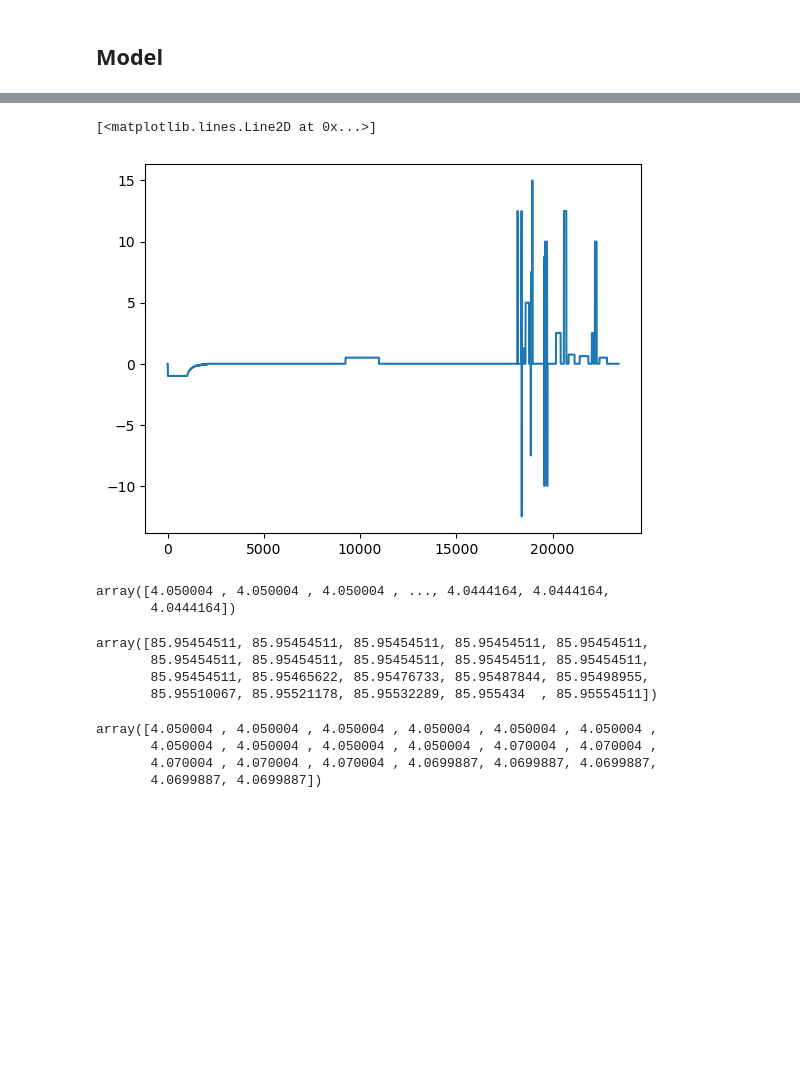
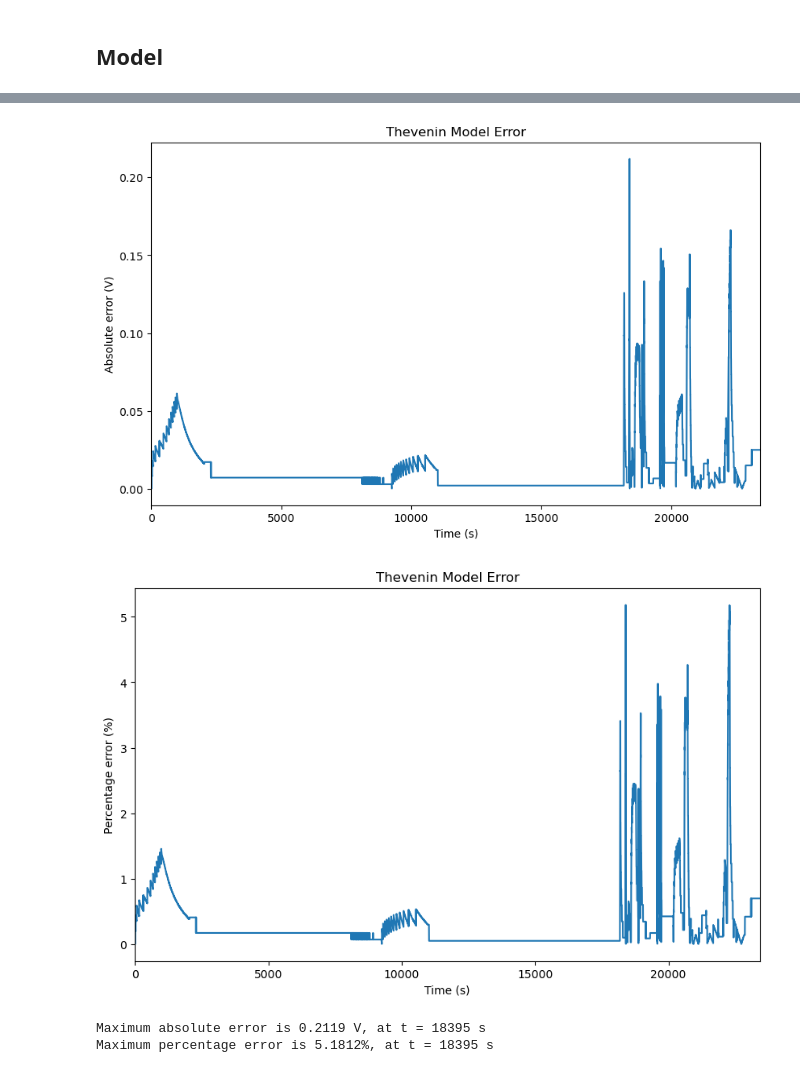
Before and after one commit to sunfanyi/modelling-of-lithium-ion-batteries, a Jupyter notebook: part1.ipynb, the cells around one changed output, grey strips where cells are left out. Cells and saved outputs as stored; diff of their text form; code cells hidden in the pictures; blank space fills up the shorter version.

Commit message:
Finish error analysis.

```diff
--- a/part1.ipynb
+++ b/part1.ipynb
@@ -75,24 +79,37 @@ plt.show()
-# %%
-plt.plot(t, I)
-# %% [output]
-[<matplotlib.lines.Line2D at 0x...>]
-[figure, removed]
-# %%
-OCV_pred
-# %% [output]
-array([4.050004 , 4.050004 , 4.050004 , ..., 4.0444164, 4.0444164,
-       4.0444164])
-# %%
-z[:20]
-# %% [output]
-array([85.95454511, 85.95454511, 85.95454511, 85.95454511, 85.95454511,
-       85.95454511, 85.95454511, 85.95454511, 85.95454511, 85.95454511,
-       85.95454511, 85.95465622, 85.95476733, 85.95487844, 85.95498955,
-       85.95510067, 85.95521178, 85.95532289, 85.955434  , 85.95554511])
-# %%
-V_pred[:20]
-# %% [output]
-array([4.050004 , 4.050004 , 4.050004 , 4.050004 , 4.050004 , 4.050004 ,
-       4.050004 , 4.050004 , 4.050004 , 4.050004 , 4.070004 , 4.070004 ,
-       4.070004 , 4.070004 , 4.070004 , 4.0699887, 4.0699887, 4.0699887,
-       4.0699887, 4.0699887])
+# %%
+error = np.abs(V_pred - V_actual)
+error_pct = np.abs((V_pred - V_actual) / V_actual)
+
+_, ax = plt.subplots(figsize=(10, 6))
+ax.plot(t, error)
+ax.set_xlim([0, t[-1]])
+ax.set_xlabel('Time (s)')
+ax.set_ylabel('Absolute error (V)')
+ax.set_title('Thevenin Model Error')
+plt.show()
+
+_, ax = plt.subplots(figsize=(10, 6))
+ax.plot(t, error_pct*100)
+ax.set_xlim([0, t[-1]])
+ax.set_xlabel('Time (s)')
+ax.set_ylabel('Percentage error (%)')
+ax.set_title('Thevenin Model Error')
+plt.show()
+# %% [output]
+[figure, added]
+[figure, added]
+# %%
+max_err = np.max(error)
+max_idx = np.argmax(error)
+t_max_err = t[max_idx]
+
+print("Maximum absolute error is {:.4f} V, at t = {} s".format(max_err, t_max_err))
+
+max_err = np.max(error_pct)
+max_idx = np.argmax(error_pct)
+t_max_err = t[max_idx]
+
+print("Maximum percentage error is {:.4f}%, at t = {} s".format(max_err*100, t_max_err))
+# %% [output]
+Maximum absolute error is 0.2119 V, at t = 18395 s
+Maximum percentage error is 5.1812%, at t = 18395 s
```
Also changed, not shown: parts of 2 cells of this notebook.
